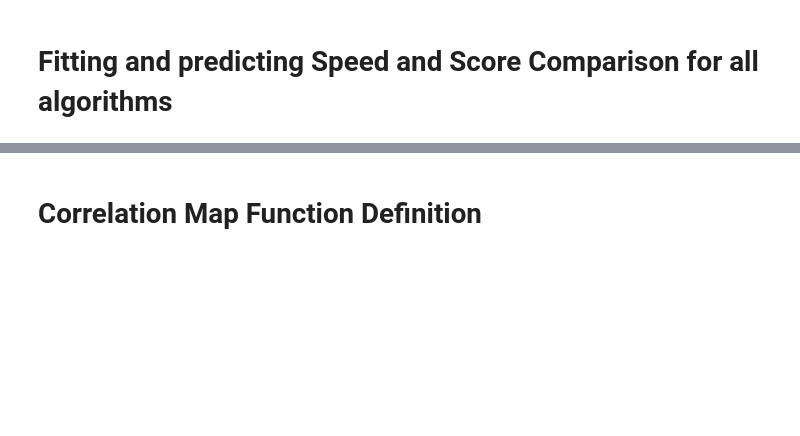
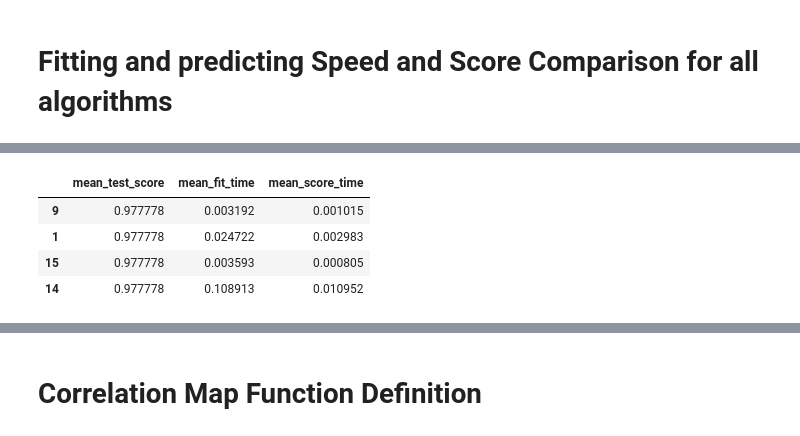
Before and after one commit to 2100mai/Machine_Learning_My_Public_Repo, a Jupyter notebook: Machine_Learning_Comparative_Study_Using_Scikit_Learn.ipynb, the cells around one changed output, grey strips where cells are left out. Drawn from its saved outputs; the diff is of its cells as text; code cells hidden in the pictures; blank space fills up the shorter version.

```diff
--- a/Machine_Learning_Comparative_Study_Using_Scikit_Learn.ipynb
+++ b/Machine_Learning_Comparative_Study_Using_Scikit_Learn.ipynb
@@ -520,0 +531,8 @@ plt.show()
+# %%
+pd.DataFrame(cv_fit[i].cv_results_).sort_values('mean_test_score', ascending=False)[0:4][['mean_test_score','mean_fit_time','mean_score_time']]
+# %% [output]
+|  | mean_test_score | mean_fit_time | mean_score_time |
+| 9 | 0.977778 | 0.003192 | 0.001015 |
+| 1 | 0.977778 | 0.024722 | 0.002983 |
+| 15 | 0.977778 | 0.003593 | 0.000805 |
+| 14 | 0.977778 | 0.108913 | 0.010952 |
```
Also changed, not shown: parts of 6 cells of this notebook, 1 other file.
